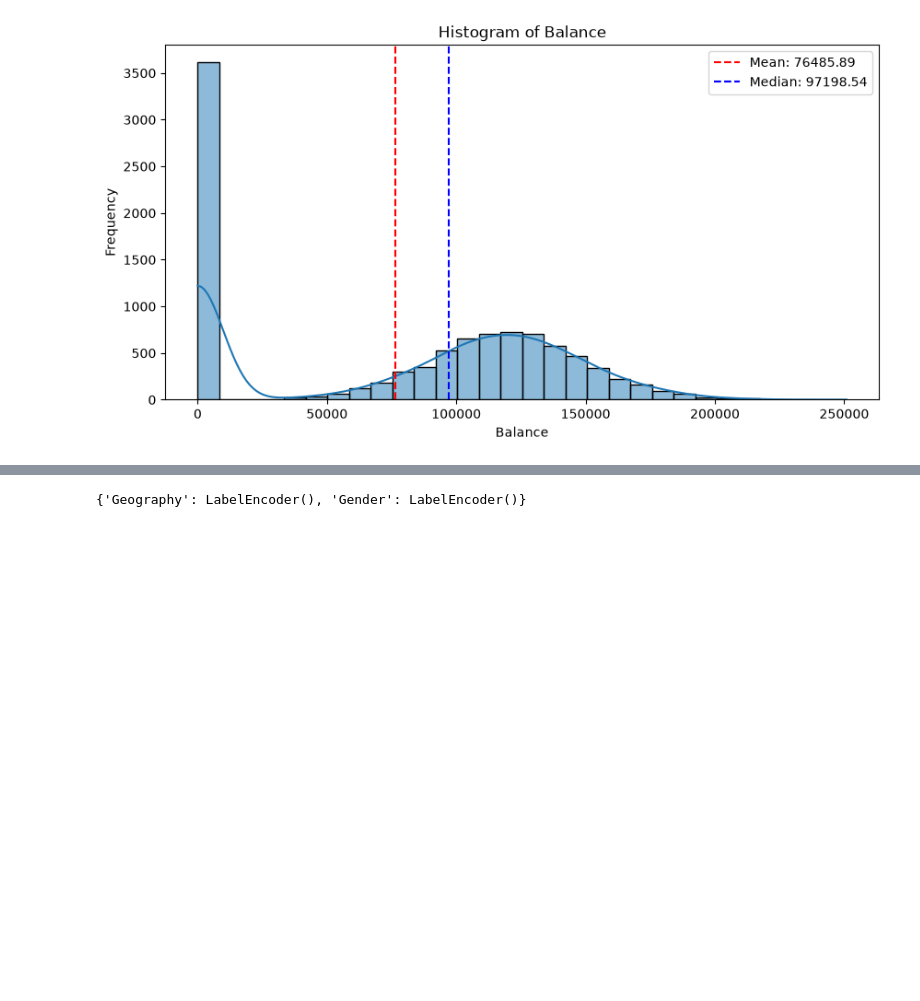
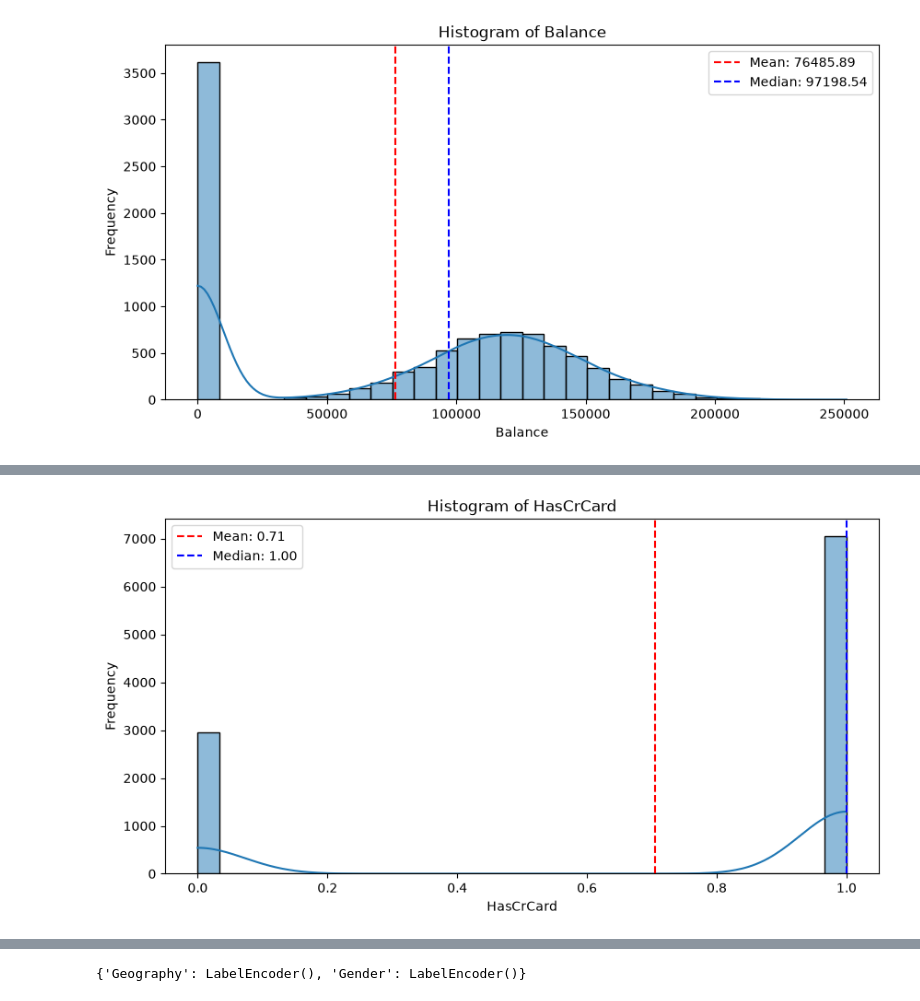
Before and after one commit to olaoluwacode/UD_Customer_Churn_Prediction, a Jupyter notebook: eda.ipynb, the cells around one changed output, grey strips where cells are left out. Cells and saved outputs as stored; diff of their text form; code cells hidden in the pictures; blank space fills up the shorter version.

```diff
--- a/eda.ipynb
+++ b/eda.ipynb
@@ -634,0 +639,4 @@ plot_histogram(da, 'Balance')
+# %%
+plot_histogram(da, 'HasCrCard')
+# %% [output]
+[figure, added]
```
Also changed, not shown: parts of 13 cells of this notebook.
